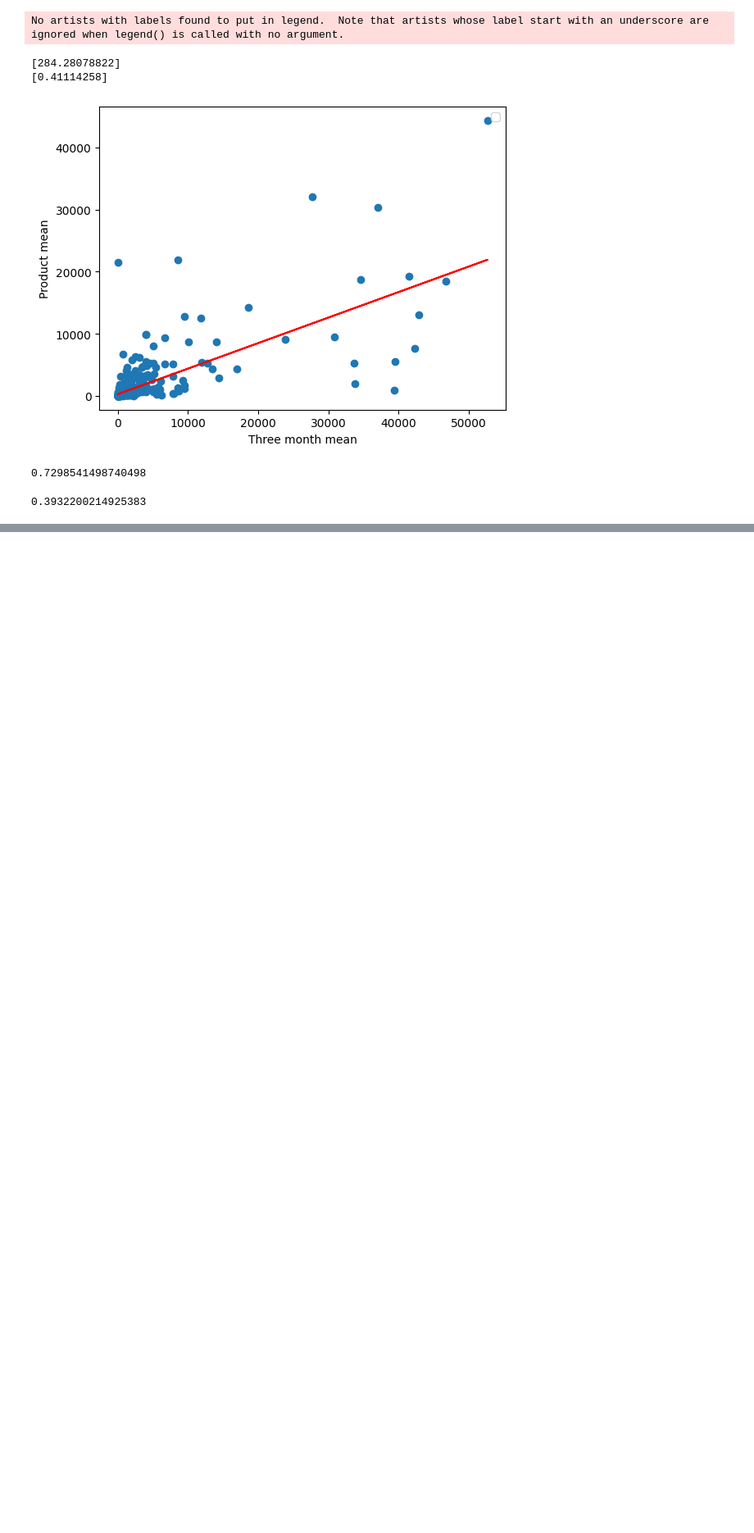
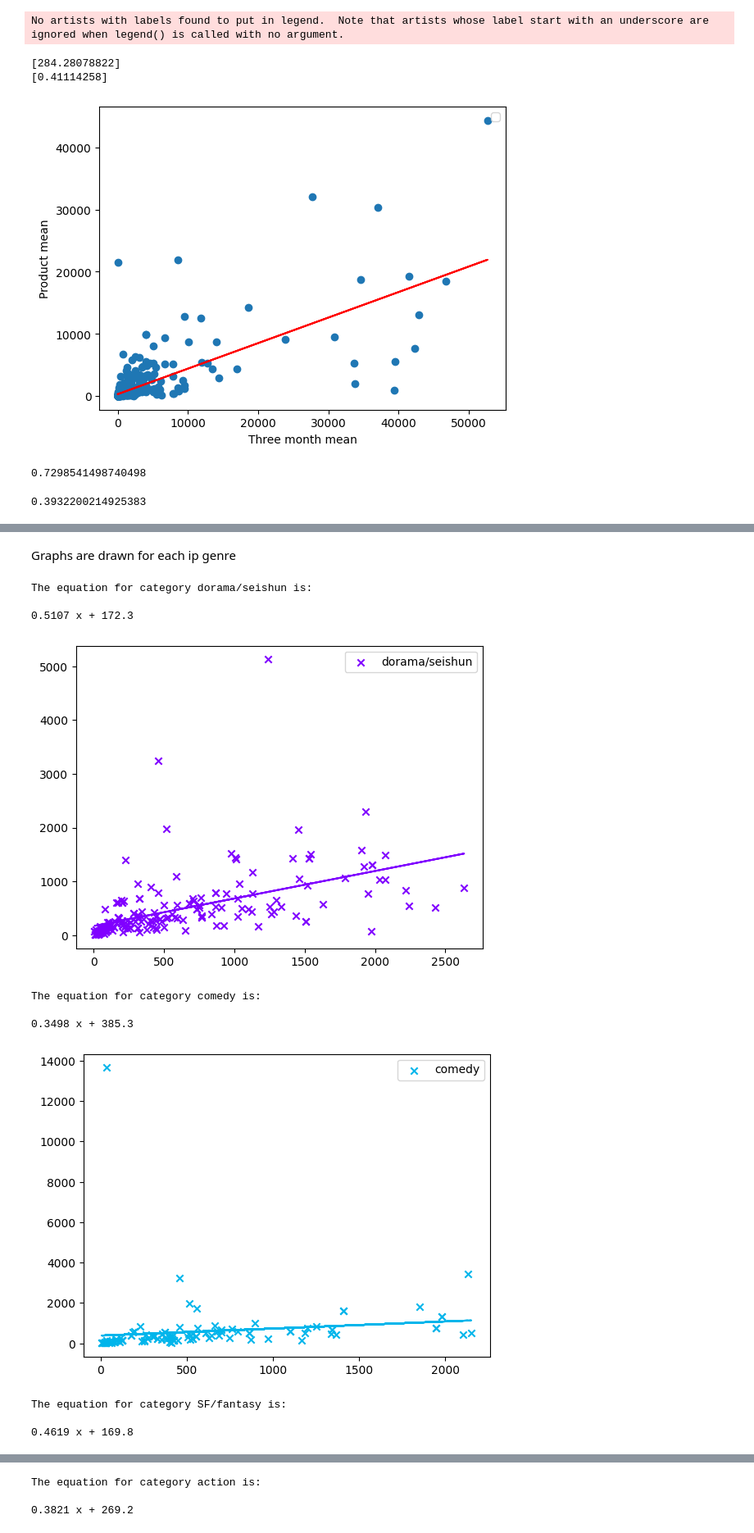
Before and after one commit to ui-fankfurt/twitter_prediction, a Jupyter notebook: favrt_prediction.ipynb, the cells around one changed output, grey strips where cells are left out. Shown at 82% size. Cells and saved outputs as stored; diff of their text form; code cells hidden in the pictures; blank space fills up the shorter version.

```diff
--- a/favrt_prediction.ipynb
+++ b/favrt_prediction.ipynb
@@ -229,3 +205,2 @@ print(accuracy)
 # %%
-df = pd.read_csv('categorised_favrt.csv')
-df
+tweet_genre1 = pd.read_csv('tweet_data_genre.csv')
@@ -249,0 +239,40 @@ df['event_content'] = df['event_content'].replace(dict)
+# %% [markdown]
+Graphs are drawn for each ip genre
+# %%
+# Get the list of unique categories
+categories = tweet_genre1['event_content'].unique()
+
+# Create a colormap based on the number of categories
+colors = cm.rainbow(np.linspace(0, 1, len(categories)))
+
+# Create a dictionary mapping category to color
+color_dict = {category: color for category, color in zip(categories, colors)}
+
+for category in categories:
+    subset = tweet_genre1[tweet_genre1['event_content'] == category]
+    plt.scatter(subset['three_month_mean'], subset['product_mean'], label=category, color=color_dict[category], marker='x')
+
+    p = np.polyfit(subset['three_month_mean'], subset['product_mean'], 1)
+    # Create a function that represents the line
+    f = np.poly1d(p)
+    # Draw the line
+    plt.plot(subset['three_month_mean'], f(subset['three_month_mean']), color=color_dict[category])
+
+    f = np.poly1d(p)
+    # Print the equation
+    print("The equation for category", category, "is: \n", f)
+
+    plt.legend()
+    plt.show()
+# %% [output]
+The equation for category dorama/seishun is:
+
+0.5107 x + 172.3
+[figure, added]
+The equation for category comedy is:
+
+0.3498 x + 385.3
+[figure, added]
+The equation for category SF/fantasy is:
+
+0.4619 x + 169.8
@@ -249,0 +280,3 @@ df['event_content'] = df['event_content'].replace(dict)
+The equation for category action is:
+
+0.3821 x + 269.2
```
Also changed, not shown: parts of 30 cells of this notebook.
